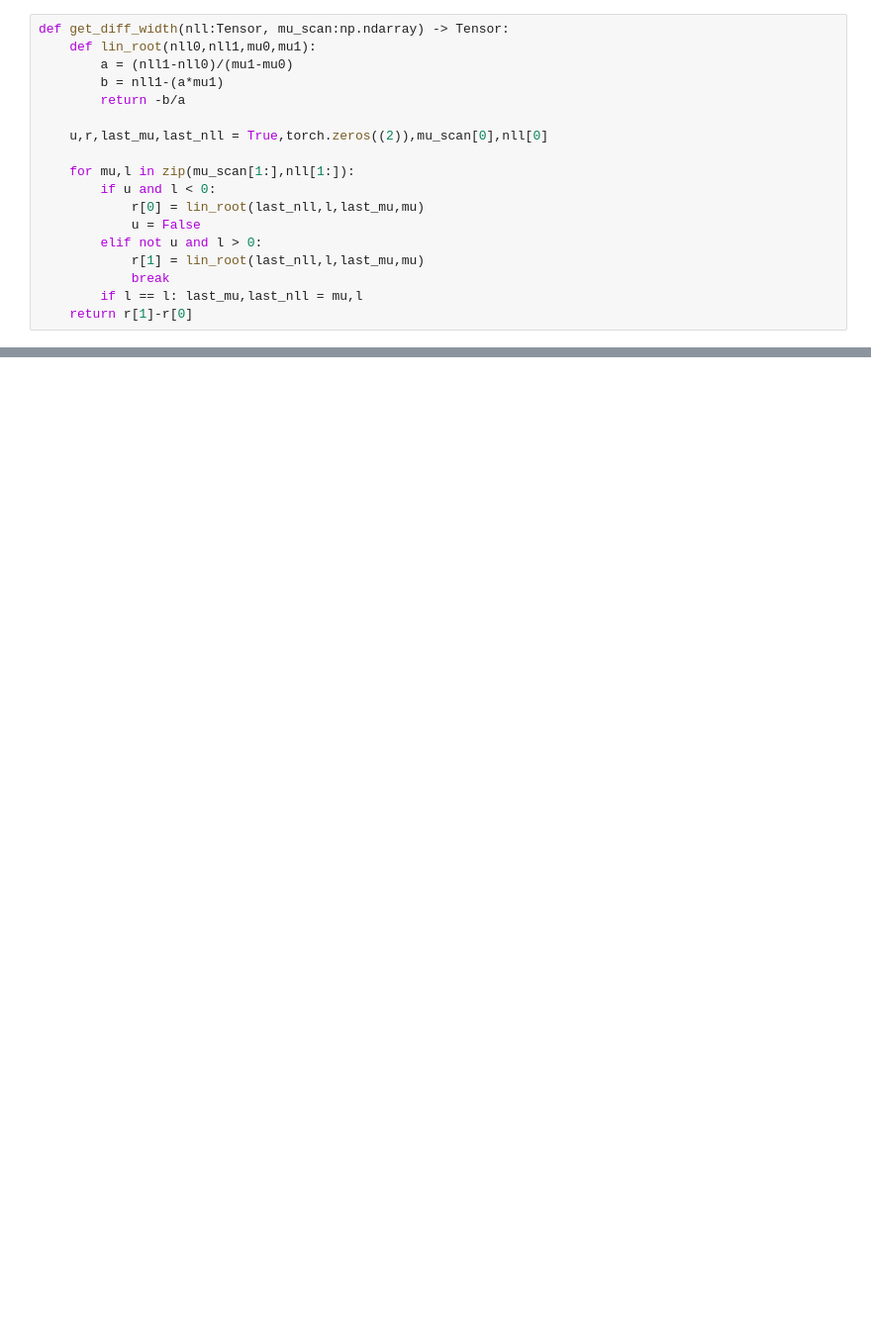
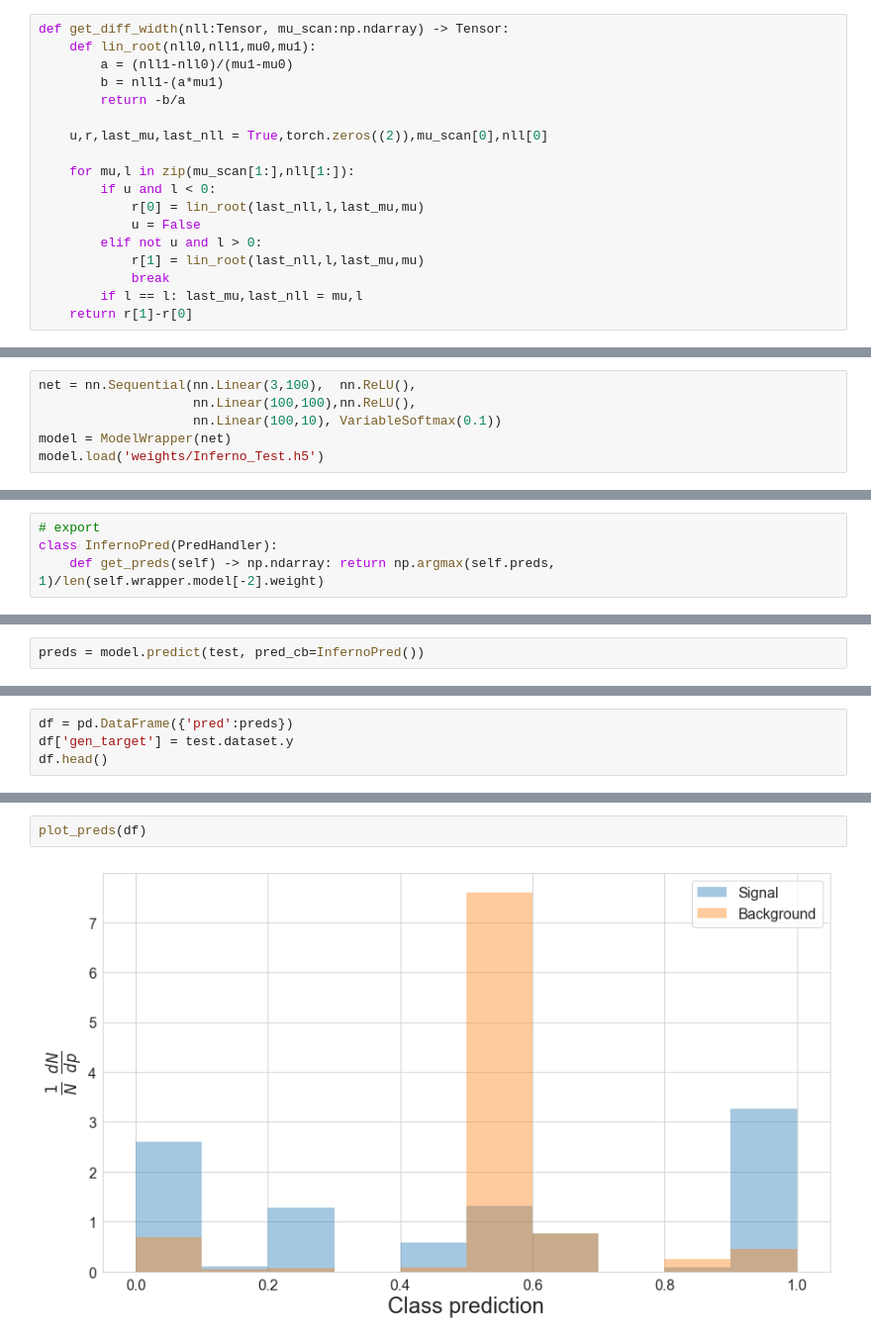
Before and after one commit to GilesStrong/pytorch_inferno, a Jupyter notebook: nbs/07_inferno.ipynb, the cells around one changed output, grey strips where cells are left out. Shown: that part at 99% size. Saved outputs shown, nothing was run; the diff lists cells and outputs as text; blank space fills up the shorter version.

Commit message:
First version of inferno

```diff
--- a/nbs/07_inferno.ipynb
+++ b/nbs/07_inferno.ipynb
@@ -257,0 +338,6 @@ RuntimeError: element 0 of tensors does not require grad and does not have a gra
+# %%
+net = nn.Sequential(nn.Linear(3,100),  nn.ReLU(),
+                    nn.Linear(100,100),nn.ReLU(),
+                    nn.Linear(100,10), VariableSoftmax(0.1))
+model = ModelWrapper(net)
+model.load('weights/Inferno_Test.h5')
@@ -257,0 +346,4 @@ RuntimeError: element 0 of tensors does not require grad and does not have a gra
+# %%
+# export
+class InfernoPred(PredHandler):
+    def get_preds(self) -> np.ndarray: return np.argmax(self.preds, 1)/len(self.wrapper.model[-2].weight)
@@ -257,0 +352,2 @@ RuntimeError: element 0 of tensors does not require grad and does not have a gra
+# %%
+preds = model.predict(test, pred_cb=InfernoPred())
@@ -257,0 +356,4 @@ RuntimeError: element 0 of tensors does not require grad and does not have a gra
+# %%
+df = pd.DataFrame({'pred':preds})
+df['gen_target'] = test.dataset.y
+df.head()
@@ -257,0 +367,4 @@ RuntimeError: element 0 of tensors does not require grad and does not have a gra
+# %%
+plot_preds(df)
+# %% [output]
+[figure, added]
```
Also changed, not shown: parts of 61 cells of this notebook, 11 other files.
